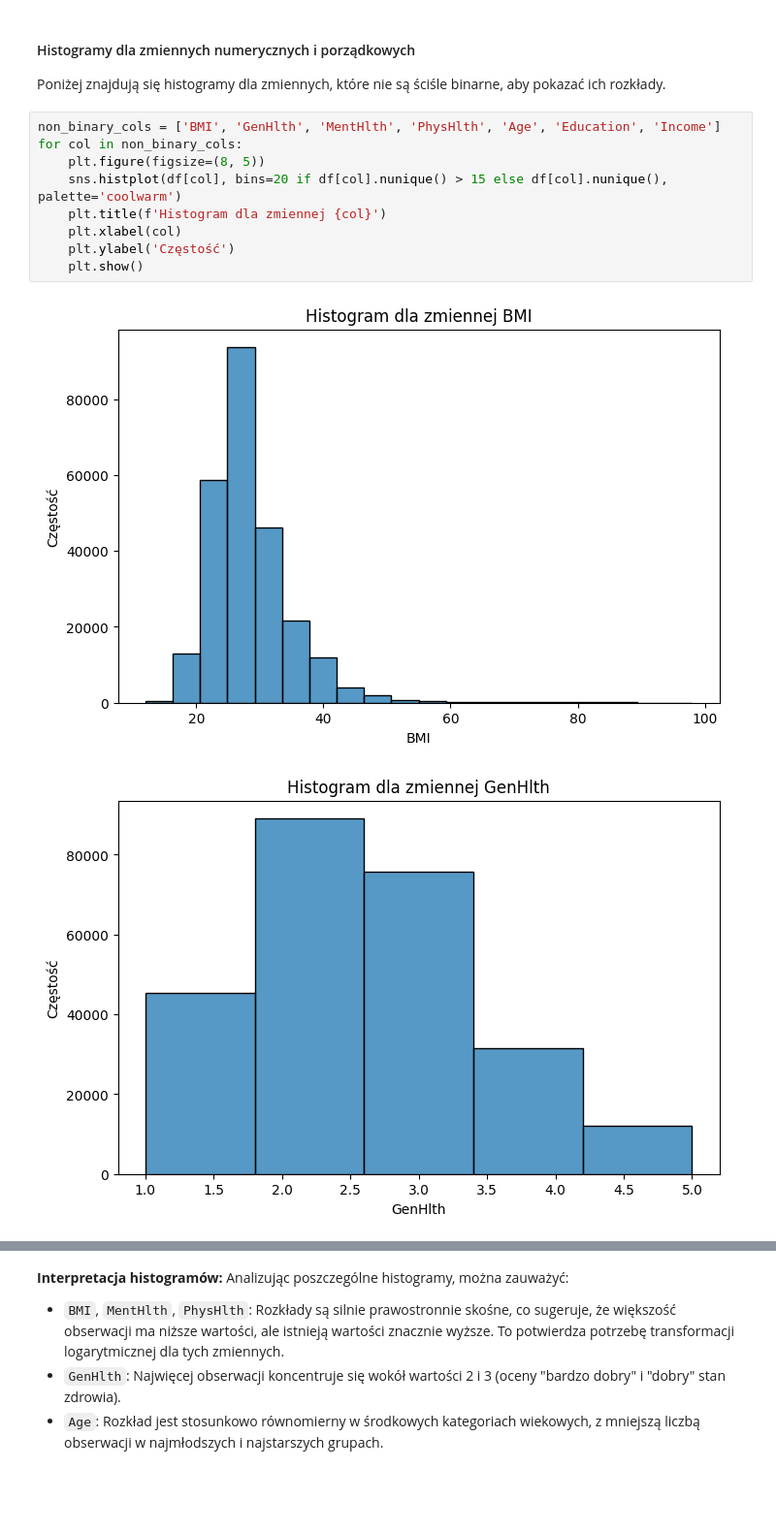
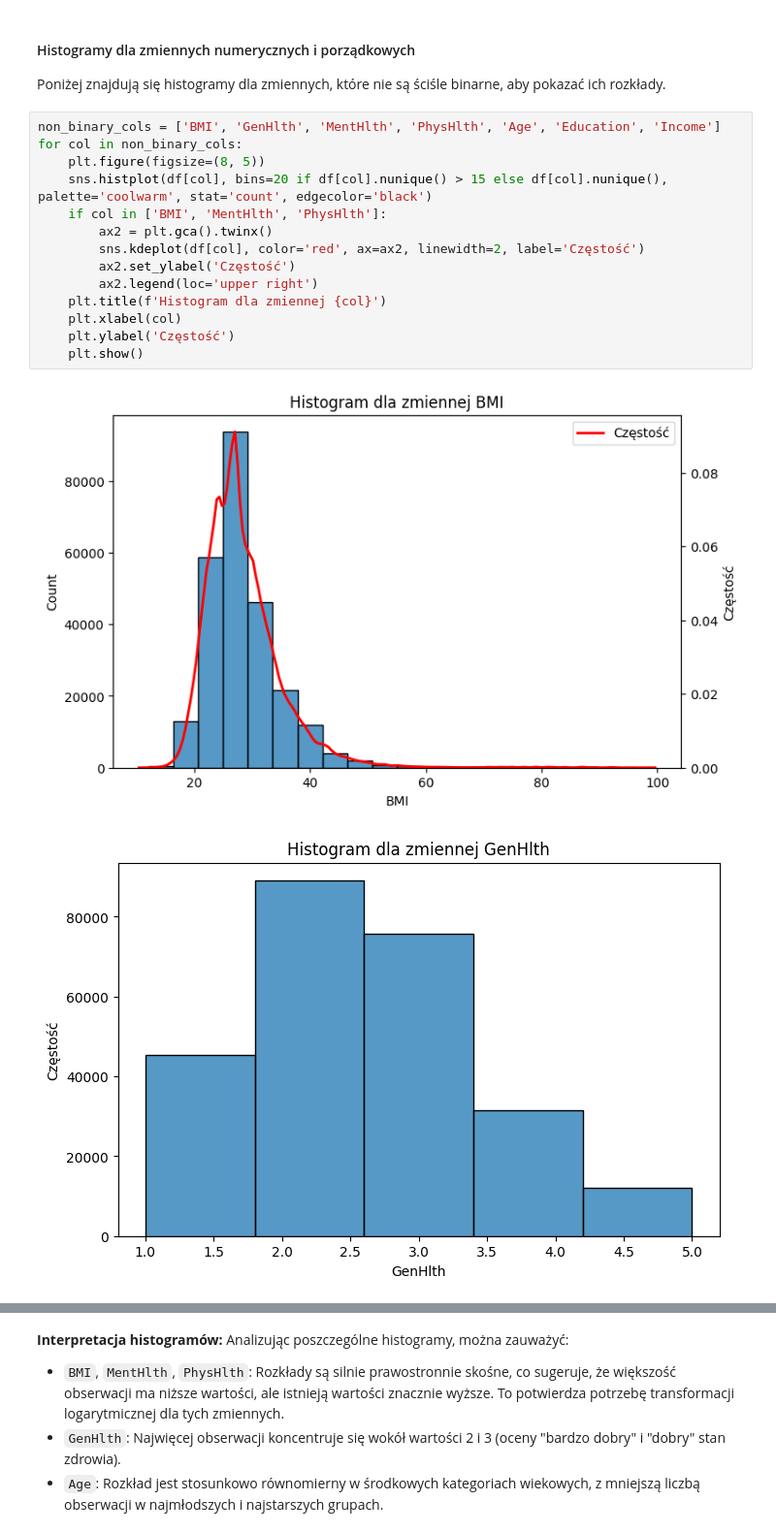
Before and after one commit to kamilPiHub/DiabetesClassification, a Jupyter notebook: KlasyfikacjaRyzykaCukrzycy.ipynb, the cells around one changed output, grey strips where cells are left out. Shown at 97% size. Saved outputs shown, nothing was run; the diff lists cells and outputs as text; blank space fills up the shorter version.

```diff
--- a/KlasyfikacjaRyzykaCukrzycy.ipynb
+++ b/KlasyfikacjaRyzykaCukrzycy.ipynb
@@ -137,12 +131,17 @@ Poniżej znajdują się histogramy dla zmiennych, które nie są ściśle binarn
 # %%
 non_binary_cols = ['BMI', 'GenHlth', 'MentHlth', 'PhysHlth', 'Age', 'Education', 'Income']
 for col in non_binary_cols:
     plt.figure(figsize=(8, 5))
-    sns.histplot(df[col], bins=20 if df[col].nunique() > 15 else df[col].nunique(), palette='coolwarm')
+    sns.histplot(df[col], bins=20 if df[col].nunique() > 15 else df[col].nunique(), palette='coolwarm', stat='count', edgecolor='black')
+    if col in ['BMI', 'MentHlth', 'PhysHlth']:
+        ax2 = plt.gca().twinx()
+        sns.kdeplot(df[col], color='red', ax=ax2, linewidth=2, label='Częstość')
+        ax2.set_ylabel('Częstość')
+        ax2.legend(loc='upper right')
     plt.title(f'Histogram dla zmiennej {col}')
     plt.xlabel(col)
     plt.ylabel('Częstość')
     plt.show()
 # %% [output]
-[figure, old version]
+[figure, new version]
 [figure]
```
Also changed, not shown: parts of 5 cells of this notebook.
